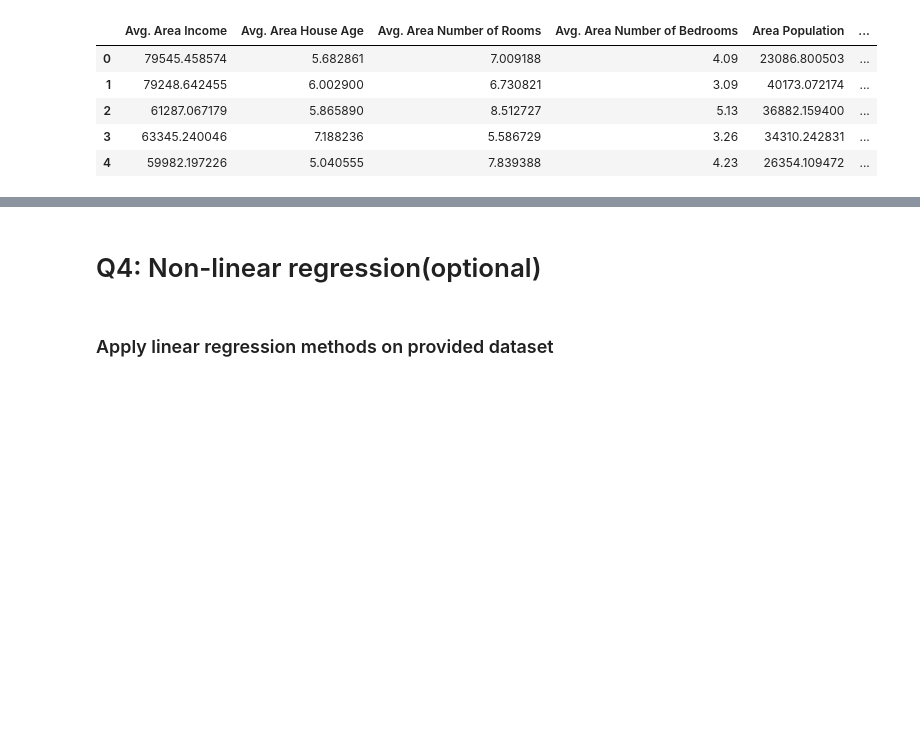
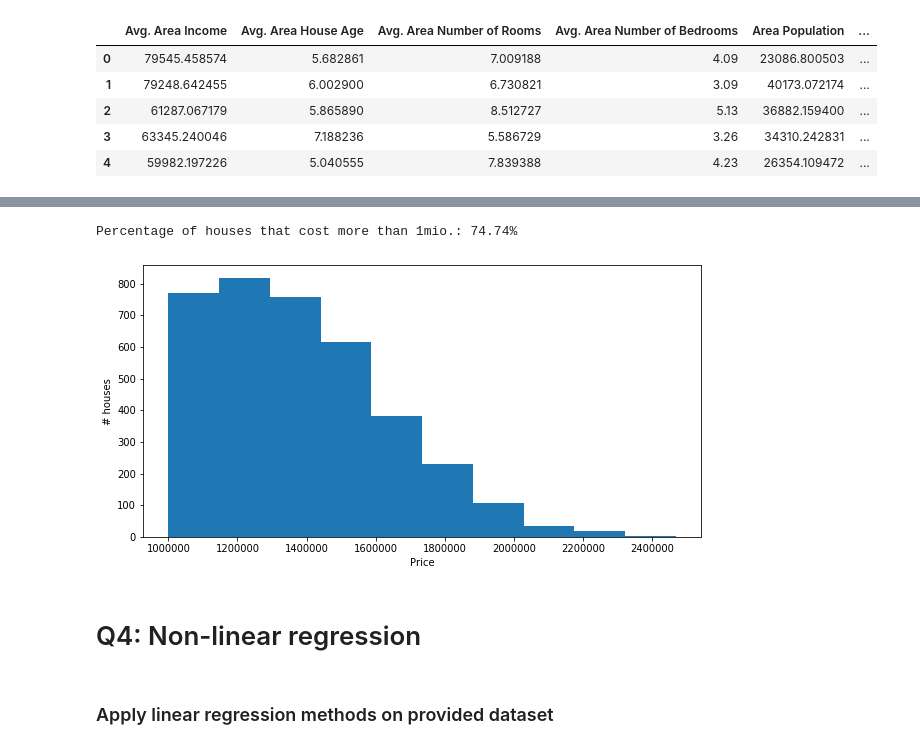
Before and after one commit to dennis-grinwald/tubddscourse, a Jupyter notebook: ml_part/day1_regression/solutions_practical_session.ipynb, the cells around one changed output, grey strips where cells are left out. Saved outputs shown, nothing was run; the diff lists cells and outputs as text; code cells hidden in the pictures; blank space fills up the shorter version.

```diff
--- a/ml_part/day1_regression/solutions_practical_session.ipynb
+++ b/ml_part/day1_regression/solutions_practical_session.ipynb
@@ -86,5 +175,21 @@ from sklearn.metrics import mean_squared_error
+# %%
+# solution 10
+above_1mio = data[data['Price'] > 1000000]['Price']
+
+per_above_1mio = len(above_1mio) / data.shape[0]
+
+print(f'Percentage of houses that cost more than 1mio.: {100*per_above_1mio}%')
+
+plt.figure(figsize=(10,5))
+plt.hist(above_1mio)
+plt.xlabel('Price')
+plt.ylabel('# houses')
+plt.show()
+# %% [output]
+Percentage of houses that cost more than 1mio.: 74.74%
+[figure, added]
 # %% [markdown]
-# Q4: Non-linear regression(optional)
+# Q4: Non-linear regression
 # %% [markdown]
 ### Apply linear regression methods on provided dataset
 # %%
```
Also changed, not shown: parts of 26 cells of this notebook, 6 other files.
